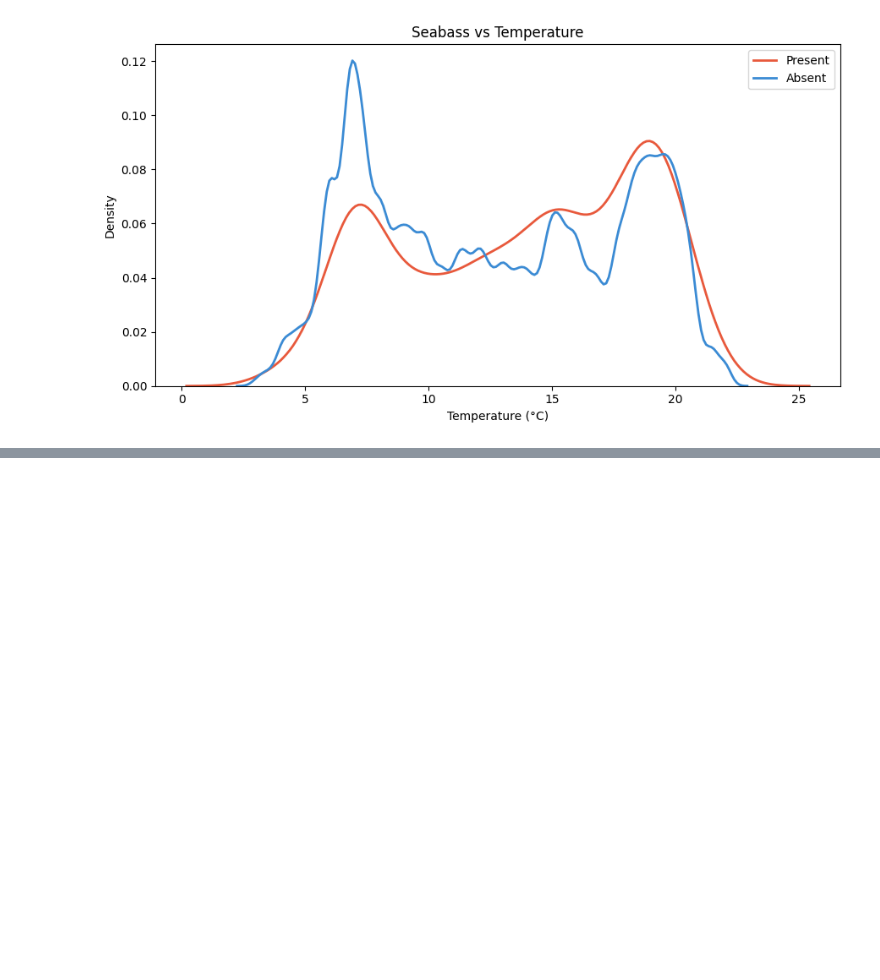
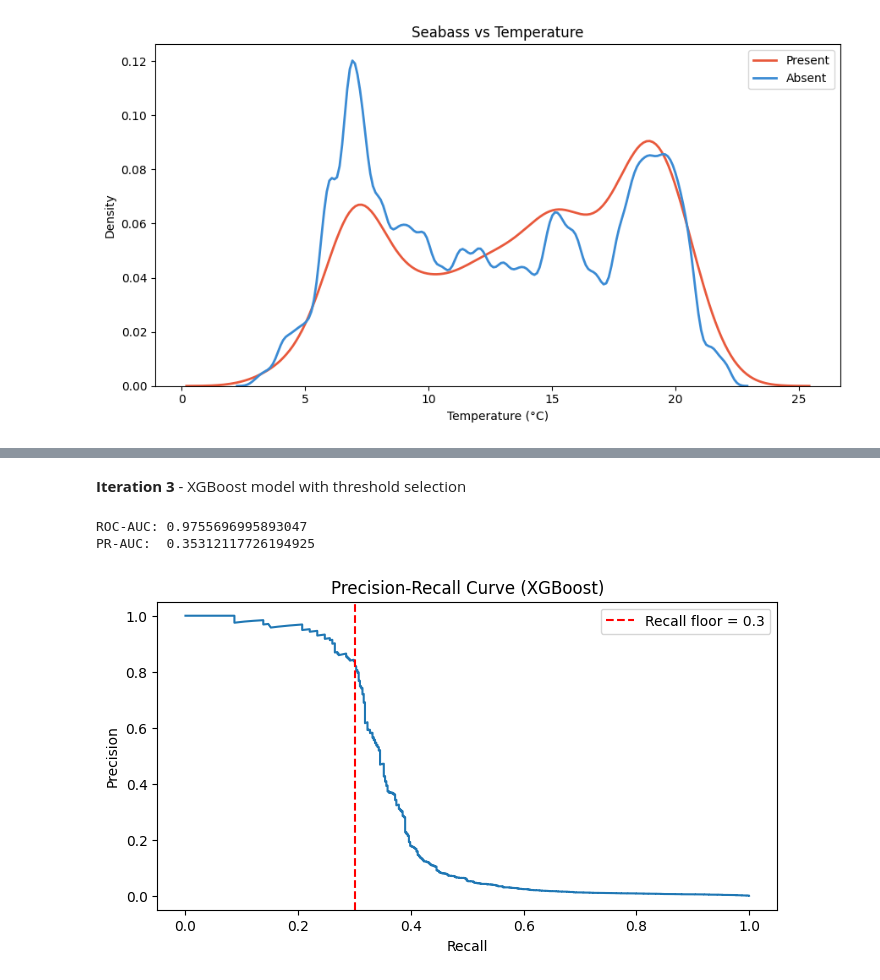
Before and after one commit to XueHu2222/DSAI, a Jupyter notebook: assignment_template_it1.ipynb, the cells around one changed output, grey strips where cells are left out. Saved outputs shown, nothing was run; the diff lists cells and outputs as text; code cells hidden in the pictures; blank space fills up the shorter version.

```diff
--- a/assignment_template_it1.ipynb
+++ b/assignment_template_it1.ipynb
@@ -637,0 +453,12 @@ weighted avg       1.00      1.00      1.00   1125254
+# %%
+# Always predicting the majority class is the simplest possible strategy.
+# Any real model should clearly outperform it.
+from sklearn.dummy import DummyClassifier
+from sklearn.metrics import classification_report, roc_auc_score, average_precision_score
+
+dummy = DummyClassifier(strategy='most_frequent', random_state=42)
+dummy.fit(X_train, y_train)
+y_pred_dummy = dummy.predict(X_test)
+
+print(f"{'Dummy Baseline (most_frequent)':-^60}")
+print(classification_report(y_test, y_pred_dummy, zero_division=0))
@@ -637,0 +541,43 @@ weighted avg       1.00      1.00      1.00   1125254
+# %% [markdown]
+**Iteration 3** - XGBoost  model with threshold selection
+# %%
+from xgboost import XGBClassifier
+
+scale = (y_train == 0).sum() / (y_train == 1).sum()
+
+xgb = XGBClassifier(
+    scale_pos_weight=scale,
+    n_estimators=200,
+    max_depth=6,
+    learning_rate=0.05,
+    random_state=42,
+    n_jobs=-1,
+    eval_metric='aucpr'
+)
+
+xgb.fit(X_train, y_train)
+
+y_prob_xgb = xgb.predict_proba(X_test)[:, 1]
+
+print(f"ROC-AUC: {roc_auc_score(y_test, y_prob_xgb)}")
+print(f"PR-AUC:  {average_precision_score(y_test, y_prob_xgb)}")
+# %% [output]
+ROC-AUC: 0.9755696995893047
+PR-AUC:  0.35312117726194925
+# %%
+# Finding the best threshold for XGBoost
+precision_xgb, recall_xgb, thresholds_xgb = precision_recall_curve(y_test, y_prob_xgb)
+
+precision_xgb_a = precision_xgb[:-1]
+recall_xgb_a    = recall_xgb[:-1]
+
+plt.figure(figsize=(8, 4))
+plt.plot(recall_xgb, precision_xgb)
+plt.axvline(0.3, color='red', linestyle='--', label='Recall floor = 0.3')
+plt.xlabel('Recall')
+plt.ylabel('Precision')
+plt.title('Precision-Recall Curve (XGBoost)')
+plt.legend()
+plt.show()
+# %% [output]
+[figure, added]
```
Also changed, not shown: parts of 60 cells of this notebook.
